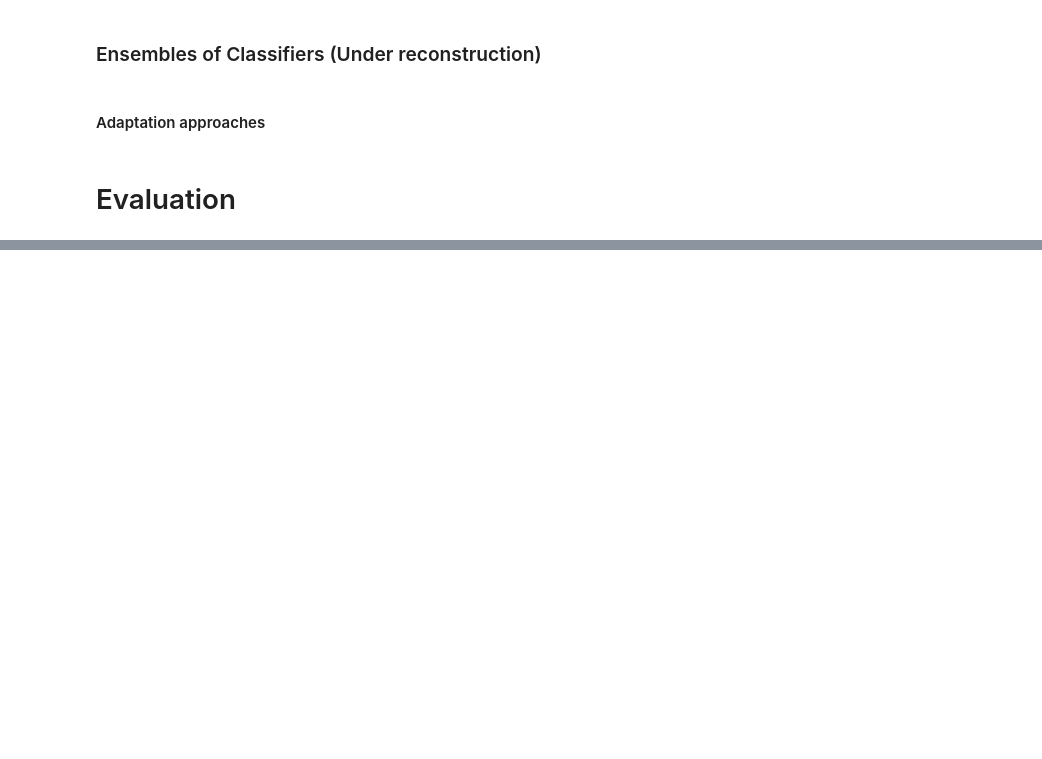
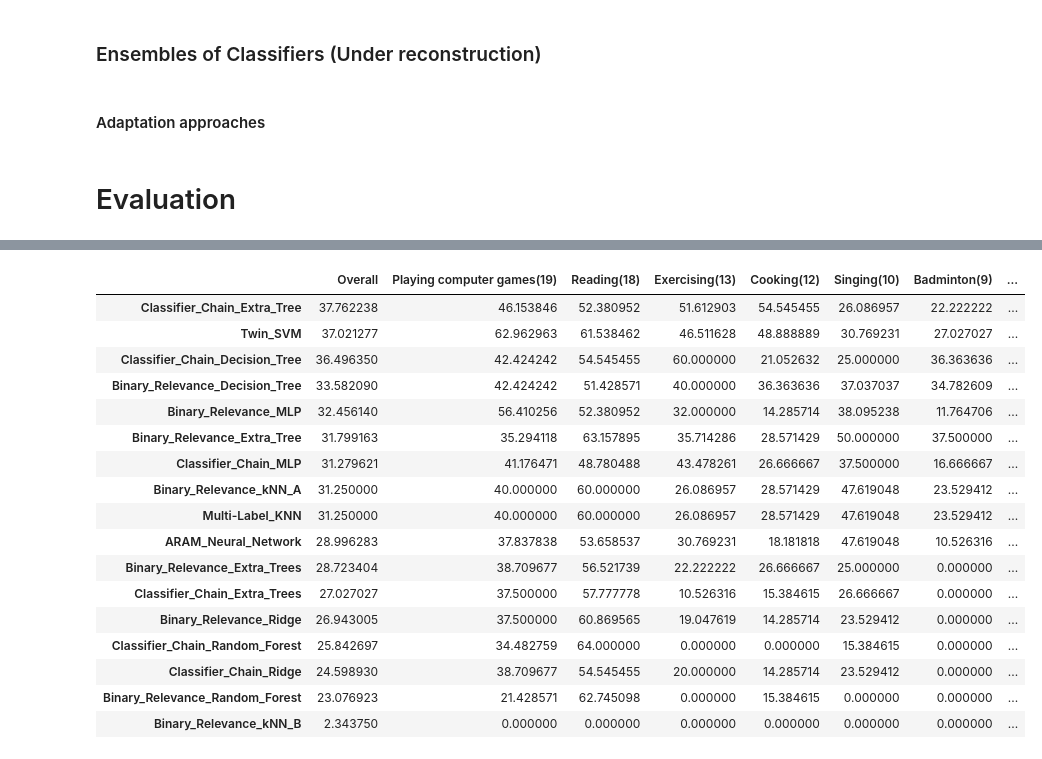
Before and after one commit to Shuhxian/Self_Love_App, a Jupyter notebook: Machine_Learning.ipynb, the cells around one changed output, grey strips where cells are left out. Cells and saved outputs as stored; diff of their text form; code cells hidden in the pictures; blank space fills up the shorter version.

```diff
--- a/Machine_Learning.ipynb
+++ b/Machine_Learning.ipynb
@@ -301,0 +335,17 @@ Classifier_Chain_Ridge 0.26737967914438504
+# %%
+params = base_models[("Extra_Trees", ExtraTreesClassifier)]
+params = {"classifier__"+param_name:param for param_name, param in params.items()}
+params["classifier"] = [ExtraTreesClassifier()]
+scoring = 'f1_micro'
+
+results = {}
+for i in range(len(chi2_result.index)):
+  best_k_features = select_best_k_features(chi2_result, k=i+1)
+  x = filter_features(best_k_features, df_norm)
+  x_numpy, y_numpy = x.to_numpy(), y.to_numpy()
+  x_train, x_test, y_train, y_test = train_test_split(x_numpy, y_numpy, test_size=0.2, random_state=seed)
+  clf = GridSearchCV(BinaryRelevance(), params, cv=5, n_jobs=-1, scoring=scoring)
+  clf.fit(x_train, y_train)
+  y_pred = clf.predict(x_test)
+  score = f1_score(y_test, y_pred, average="micro")
+  print("Number of best k features:", len(best_k_features), "score:",score)
@@ -301,0 +370,4 @@ Classifier_Chain_Ridge 0.26737967914438504
+# %%
+# 23 features has the best result
+best_k_features = select_best_k_features(chi2_result, k=23)
+best_k_features
@@ -301,0 +415,2 @@ Classifier_Chain_Ridge 0.26737967914438504
+# %%
+rfe_result = rfe_cv(x_train, y_train, x.columns, y.columns, LogisticRegression())
@@ -301,0 +437,17 @@ Classifier_Chain_Ridge 0.26737967914438504
+# %%
+params = base_models[("Extra_Trees", ExtraTreesClassifier)]
+params = {"classifier__"+param_name:param for param_name, param in params.items()}
+params["classifier"] = [ExtraTreesClassifier()]
+scoring = 'f1_micro'
+
+results = {}
+for i in range(len(rfe_result.index)):
+  best_k_features = select_best_k_features(rfe_result, k=i+1)
+  x = filter_features(best_k_features, df_norm)
+  x_numpy, y_numpy = x.to_numpy(), y.to_numpy()
+  x_train, x_test, y_train, y_test = train_test_split(x_numpy, y_numpy, test_size=0.2, random_state=seed)
+  clf = GridSearchCV(BinaryRelevance(), params, cv=5, n_jobs=-1, scoring=scoring)
+  clf.fit(x_train, y_train)
+  y_pred = clf.predict(x_test)
+  score = f1_score(y_test, y_pred, average="micro")
+  print("Number of best k features:", len(best_k_features), "score:",score)
@@ -301,0 +494,22 @@ Classifier_Chain_Ridge 0.26737967914438504
+# %%
+# 20 features
+display_evaluation_result(results, y, x_test, y_test, distribution_of_hobbies_train_test, f1_average = "micro")
+# %% [output]
+|  | Overall | Playing computer games(19) | Reading(18) | Exercising(13) | Cooking(12) | Singing(10) | Badminton(9) | ... |
+| Classifier_Chain_Extra_Tree | 37.762238 | 46.153846 | 52.380952 | 51.612903 | 54.545455 | 26.086957 | 22.222222 | ... |
+| Twin_SVM | 37.021277 | 62.962963 | 61.538462 | 46.511628 | 48.888889 | 30.769231 | 27.027027 | ... |
+| Classifier_Chain_Decision_Tree | 36.496350 | 42.424242 | 54.545455 | 60.000000 | 21.052632 | 25.000000 | 36.363636 | ... |
+| Binary_Relevance_Decision_Tree | 33.582090 | 42.424242 | 51.428571 | 40.000000 | 36.363636 | 37.037037 | 34.782609 | ... |
+| Binary_Relevance_MLP | 32.456140 | 56.410256 | 52.380952 | 32.000000 | 14.285714 | 38.095238 | 11.764706 | ... |
+| Binary_Relevance_Extra_Tree | 31.799163 | 35.294118 | 63.157895 | 35.714286 | 28.571429 | 50.000000 | 37.500000 | ... |
+| Classifier_Chain_MLP | 31.279621 | 41.176471 | 48.780488 | 43.478261 | 26.666667 | 37.500000 | 16.666667 | ... |
+| Binary_Relevance_kNN_A | 31.250000 | 40.000000 | 60.000000 | 26.086957 | 28.571429 | 47.619048 | 23.529412 | ... |
+| Multi-Label_KNN | 31.250000 | 40.000000 | 60.000000 | 26.086957 | 28.571429 | 47.619048 | 23.529412 | ... |
+| ARAM_Neural_Network | 28.996283 | 37.837838 | 53.658537 | 30.769231 | 18.181818 | 47.619048 | 10.526316 | ... |
+| Binary_Relevance_Extra_Trees | 28.723404 | 38.709677 | 56.521739 | 22.222222 | 26.666667 | 25.000000 | 0.000000 | ... |
+| Classifier_Chain_Extra_Trees | 27.027027 | 37.500000 | 57.777778 | 10.526316 | 15.384615 | 26.666667 | 0.000000 | ... |
+| Binary_Relevance_Ridge | 26.943005 | 37.500000 | 60.869565 | 19.047619 | 14.285714 | 23.529412 | 0.000000 | ... |
+| Classifier_Chain_Random_Forest | 25.842697 | 34.482759 | 64.000000 | 0.000000 | 0.000000 | 15.384615 | 0.000000 | ... |
+| Classifier_Chain_Ridge | 24.598930 | 38.709677 | 54.545455 | 20.000000 | 14.285714 | 23.529412 | 0.000000 | ... |
+| Binary_Relevance_Random_Forest | 23.076923 | 21.428571 | 62.745098 | 0.000000 | 15.384615 | 0.000000 | 0.000000 | ... |
+| Binary_Relevance_kNN_B | 2.343750 | 0.000000 | 0.000000 | 0.000000 | 0.000000 | 0.000000 | 0.000000 | ... |
```
Also changed, not shown: parts of 30 cells of this notebook.
